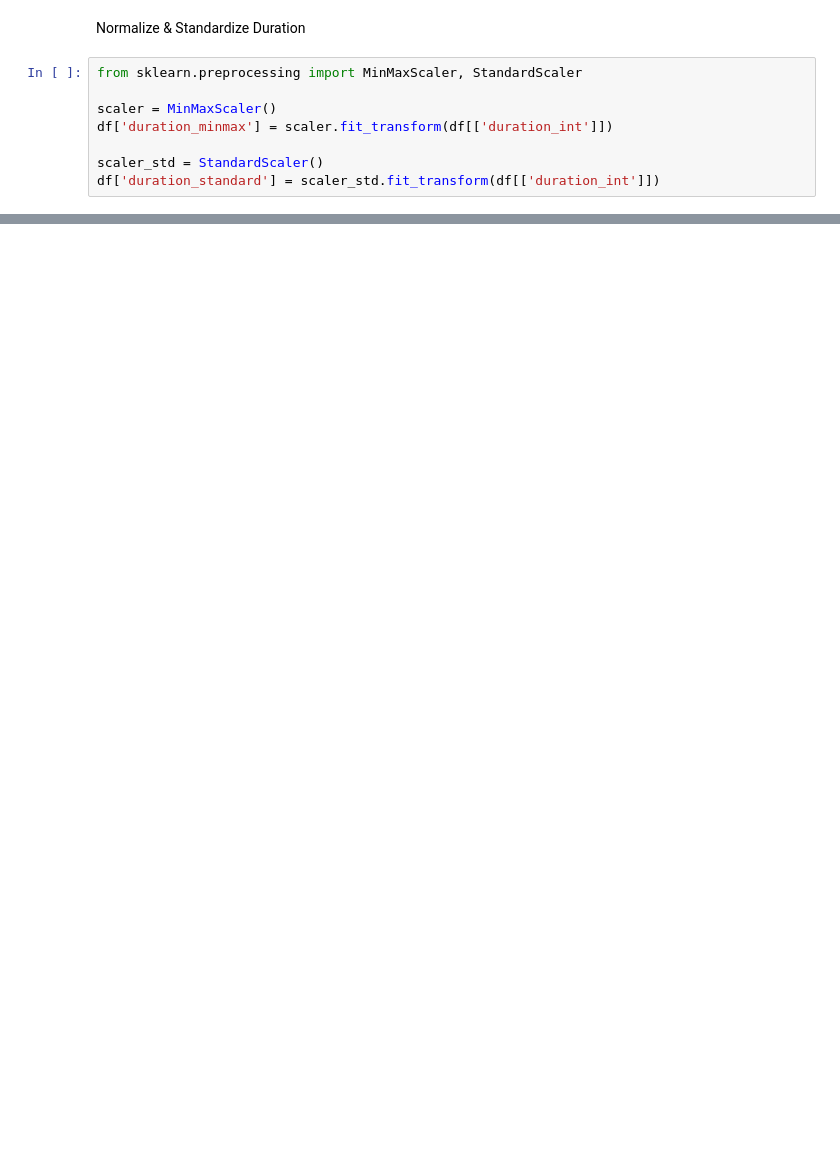
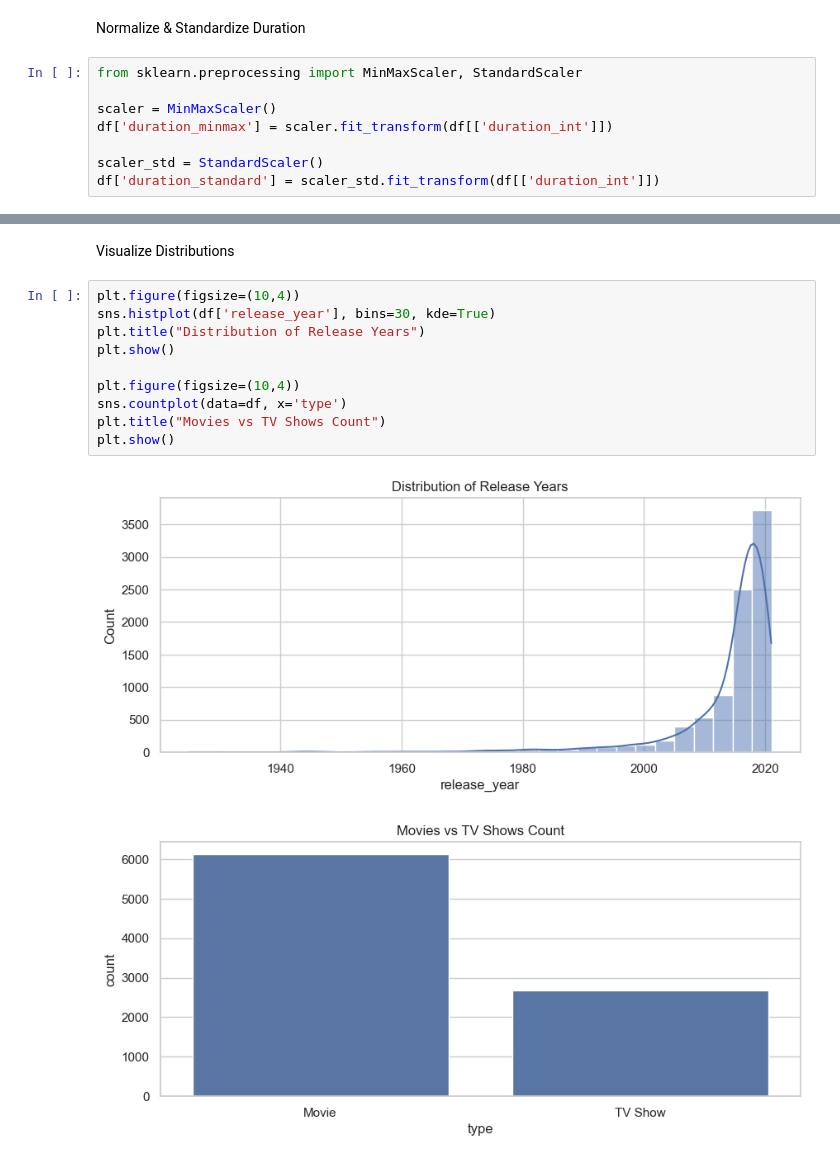
Before and after one commit to Savindi2002/Netflix-Data-Analysis, a Jupyter notebook: notebooks/netflix_analysis.ipynb, the cells around one changed output, grey strips where cells are left out. Cells and saved outputs as stored; diff of their text form; blank space fills up the shorter version.

```diff
--- a/notebooks/netflix_analysis.ipynb
+++ b/notebooks/netflix_analysis.ipynb
@@ -273,0 +302,15 @@ df['duration_standard'] = scaler_std.fit_transform(df[['duration_int']])
+# %% [markdown]
+Visualize Distributions
+# %%
+plt.figure(figsize=(10,4))
+sns.histplot(df['release_year'], bins=30, kde=True)
+plt.title("Distribution of Release Years")
+plt.show()
+
+plt.figure(figsize=(10,4))
+sns.countplot(data=df, x='type')
+plt.title("Movies vs TV Shows Count")
+plt.show()
+# %% [output]
+[figure, added]
+[figure, added]
```
Also changed, not shown: parts of 10 cells of this notebook.
